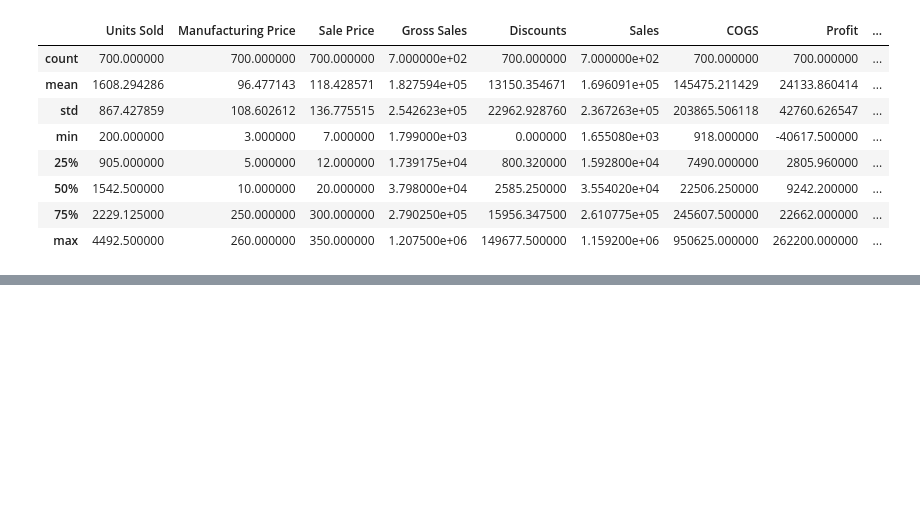
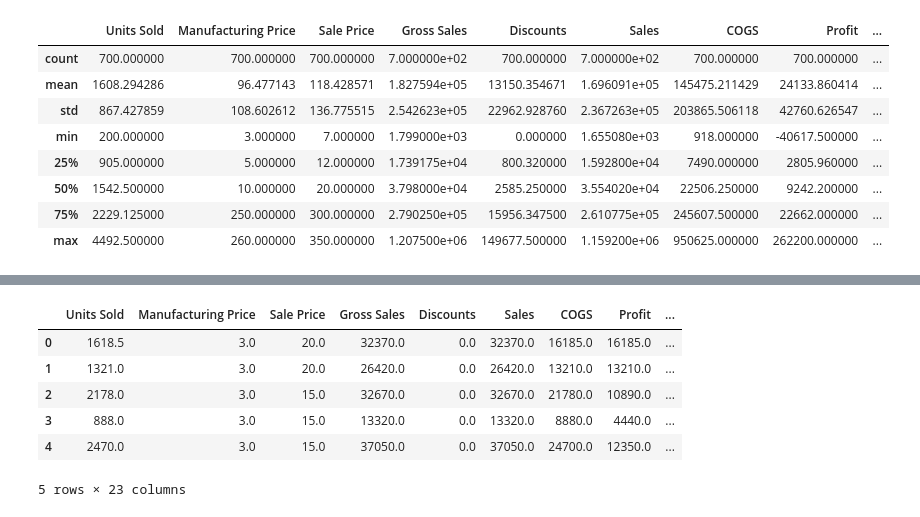
Before and after one commit to GonzaloCanoP/P01-Proyecto-Lab-Aprednizaje-Estadistico, a Jupyter notebook: P01- Regresión.ipynb, the cells around one changed output, grey strips where cells are left out. Saved outputs shown, nothing was run; the diff lists cells and outputs as text; code cells hidden in the pictures; blank space fills up the shorter version.

```diff
--- a/P01- Regresión.ipynb
+++ b/P01- Regresión.ipynb
@@ -162,0 +174,13 @@ df.describe()
+# %%
+# Podemos seguir trabajando con países, ya que no hay muchos, no es necesario agruparlos por regiones
+# Ahora continuamos con la preparación de nuestros datos, convertimos las variables categóricas Segment, Country, Product a numéricas (dummies)
+df = pd.get_dummies(df, columns=['Segment', 'Country', 'Product'], drop_first=True).astype(float)
+df.head()
+# %% [output]
+|  | Units Sold | Manufacturing Price | Sale Price | Gross Sales | Discounts | Sales | COGS | Profit | ... |
+| 0 | 1618.5 | 3.0 | 20.0 | 32370.0 | 0.0 | 32370.0 | 16185.0 | 16185.0 | ... |
+| 1 | 1321.0 | 3.0 | 20.0 | 26420.0 | 0.0 | 26420.0 | 13210.0 | 13210.0 | ... |
+| 2 | 2178.0 | 3.0 | 15.0 | 32670.0 | 0.0 | 32670.0 | 21780.0 | 10890.0 | ... |
+| 3 | 888.0 | 3.0 | 15.0 | 13320.0 | 0.0 | 13320.0 | 8880.0 | 4440.0 | ... |
+| 4 | 2470.0 | 3.0 | 15.0 | 37050.0 | 0.0 | 37050.0 | 24700.0 | 12350.0 | ... |
+5 rows × 23 columns
```
Also changed, not shown: parts of 7 cells of this notebook.
